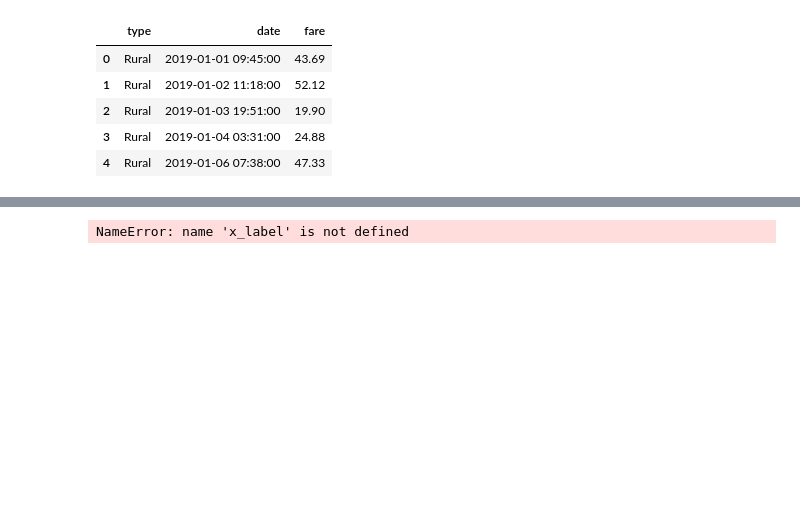
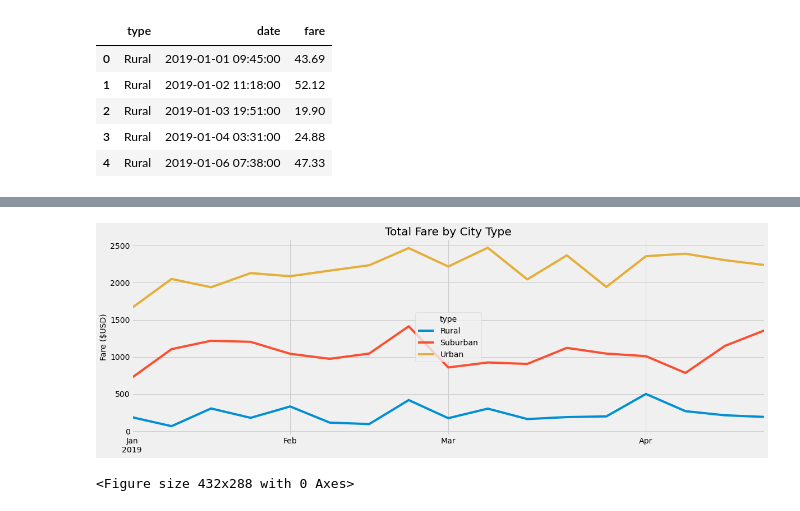
Before and after one commit to lem1123/PyBer_Analysis, a Jupyter notebook: PyBer_Challenge_starter_code.ipynb, the cells around one changed output, grey strips where cells are left out. Saved outputs shown, nothing was run; the diff lists cells and outputs as text; code cells hidden in the pictures; blank space fills up the shorter version.

```diff
--- a/PyBer_Challenge_starter_code.ipynb
+++ b/PyBer_Challenge_starter_code.ipynb
@@ -274,21 +264,33 @@ sum_fares_by_week
 # %%
 # 8. Using the object-oriented interface method, plot the resample DataFrame using the df.plot() function.
 
-x_axis = np.arange(len(sum_fares_by_week))
-tick_locations = [value for value in x_axis]
-sum_fares_by_week.plot(x=x_label, y=y_label)
-plt.xticks(tick_locations, sum_fares_by_week["Month"])
-plt.title("Total Fare by City Type")
-plt.ylabel("Fare ($USD)")
-plt.xlabel("Month")
-plt.legend()
+ax = new_sum_fares_by_week_df.plot(figsize=(18,6))
+
+# Set the x and y labels
+
+ax.set_xlabel(None)
+ax.set_ylabel("Fare ($USD)", fontsize=14)
+
+# Set the title and legend
+
+ax.set_title("Total Fare by City Type")
+ax.legend(loc="center", title="type", fontsize=14)
 
 # Import the style from Matplotlib.
 
 from matplotlib import style
 
 # Use the graph style fivethirtyeight.
 
 style.use('fivethirtyeight')
+
+# Show the chart
+
+plt.show()
+
+# Save the figure
+
+plt.savefig("analysis/PyBer_Total_Fare_by_City_Type")
 # %% [output]
+[figure, added]
-NameError: name 'x_label' is not defined
+<Figure size 432x288 with 0 Axes>
```
Also changed, not shown: parts of 4 cells of this notebook, 5 other files.
